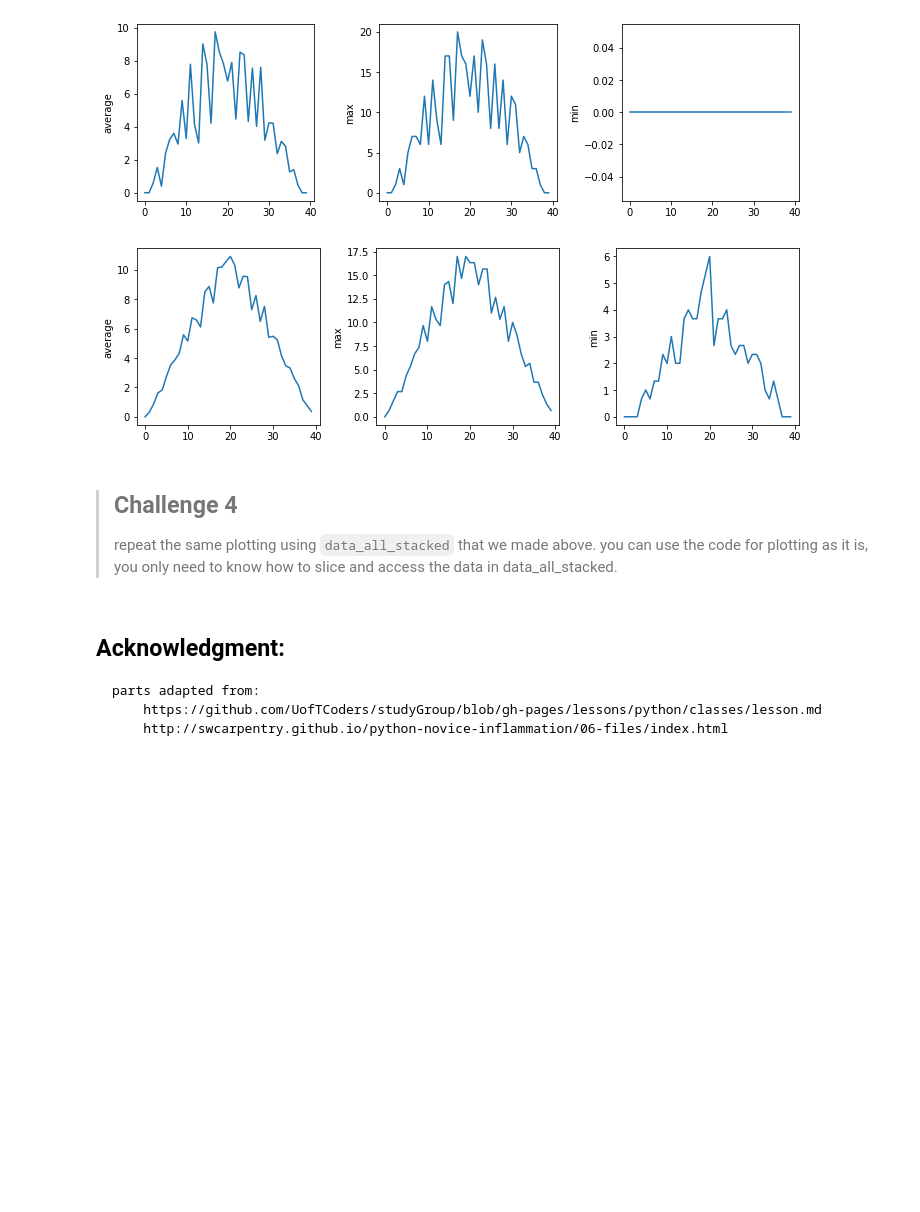
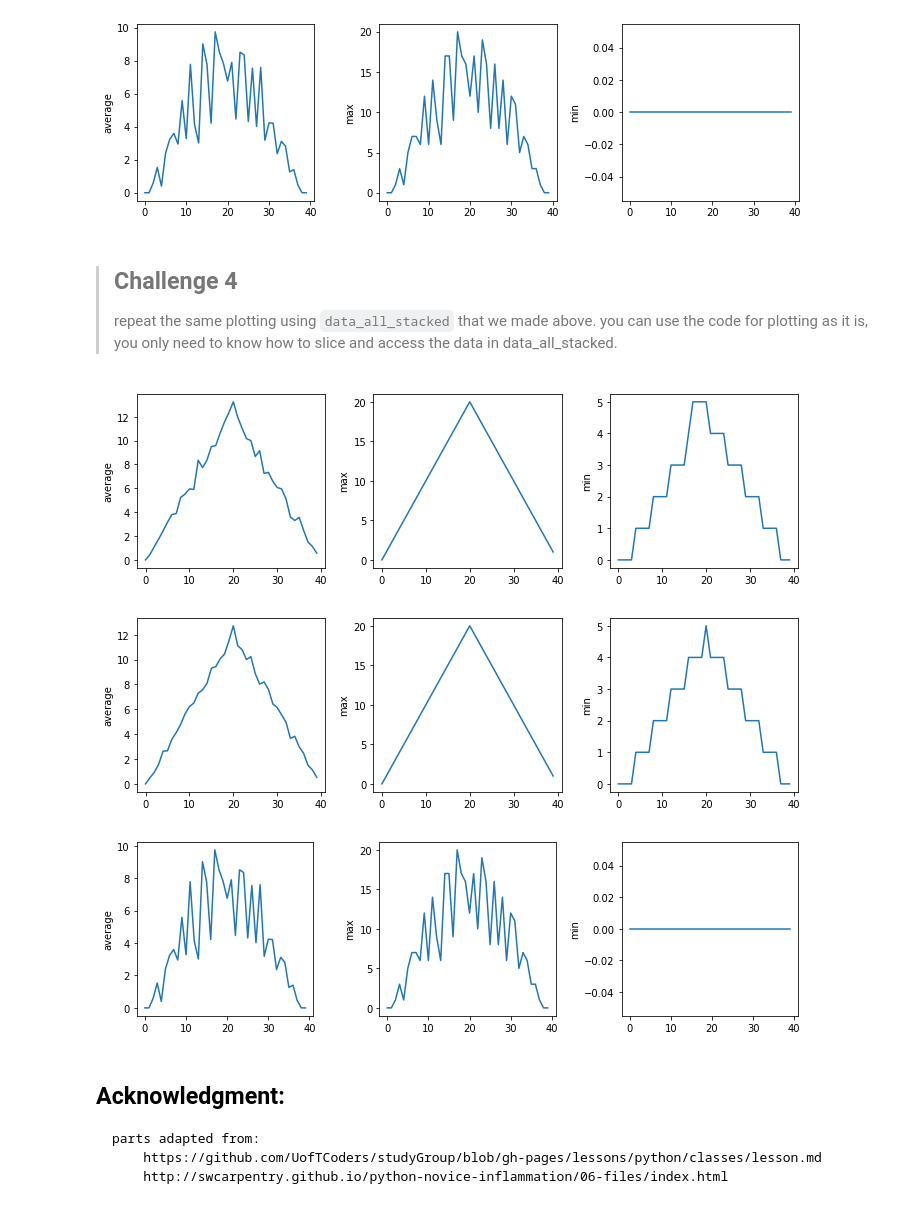
Before and after one commit to BME1478H/BME1478material, a Jupyter notebook: Lectures/week05/lesson.ipynb, the cells around one changed output. Cells and saved outputs as stored; diff of their text form; code cells hidden in the pictures; blank space fills up the shorter version.

```diff
--- a/Lectures/week05/lesson.ipynb
+++ b/Lectures/week05/lesson.ipynb
@@ -512,29 +603,36 @@ We can also visualise the composite stats dataset we made:
-# %%
-fig = plt.figure(figsize=(10.0, 3.0))
-
-axes1 = fig.add_subplot(1, 3, 1)
-axes2 = fig.add_subplot(1, 3, 2)
-axes3 = fig.add_subplot(1, 3, 3)
-
-axes1.set_ylabel('average')
-axes1.plot(np.mean(composite_data, axis=0))
-
-axes2.set_ylabel('max')
-axes2.plot(np.max(composite_data, axis=0))
-
-axes3.set_ylabel('min')
-axes3.plot(np.min(composite_data, axis=0))
-
-fig.tight_layout()
-
-matplotlib.pyplot.show()
-# %% [output]
-[figure, removed]
 # %% [markdown]
 > ## Challenge 4
 >
 > repeat the same plotting using `data_all_stacked` that we made above.
 > you can use the code for plotting as it is, you only need to know how to slice and access the data in data_all_stacked.
+# %%
+import matplotlib.pyplot as plt
+%matplotlib inline
+
+for f in (0,1,2):
+    fig = plt.figure(figsize=(10.0, 3.0))
+
+
+    axes1 = fig.add_subplot(1, 3, 1)
+    axes2 = fig.add_subplot(1, 3, 2)
+    axes3 = fig.add_subplot(1, 3, 3)
+
+    data = data_all_stacked[:,:,f]
+    axes1.set_ylabel('average')
+    axes1.plot(np.mean(data, axis=0))
+
+    axes2.set_ylabel('max')
+    axes2.plot(np.max(data, axis=0))
+
+    axes3.set_ylabel('min')
+    axes3.plot(np.min(data, axis=0))
+
+    fig.tight_layout()
+    plt.show()
+# %% [output]
+[figure, added]
+[figure, added]
+[figure, added]
 # %% [markdown]
 ## Acknowledgment:
     parts adapted from:
```
Also changed, not shown: parts of 11 cells of this notebook, 1 other file.
